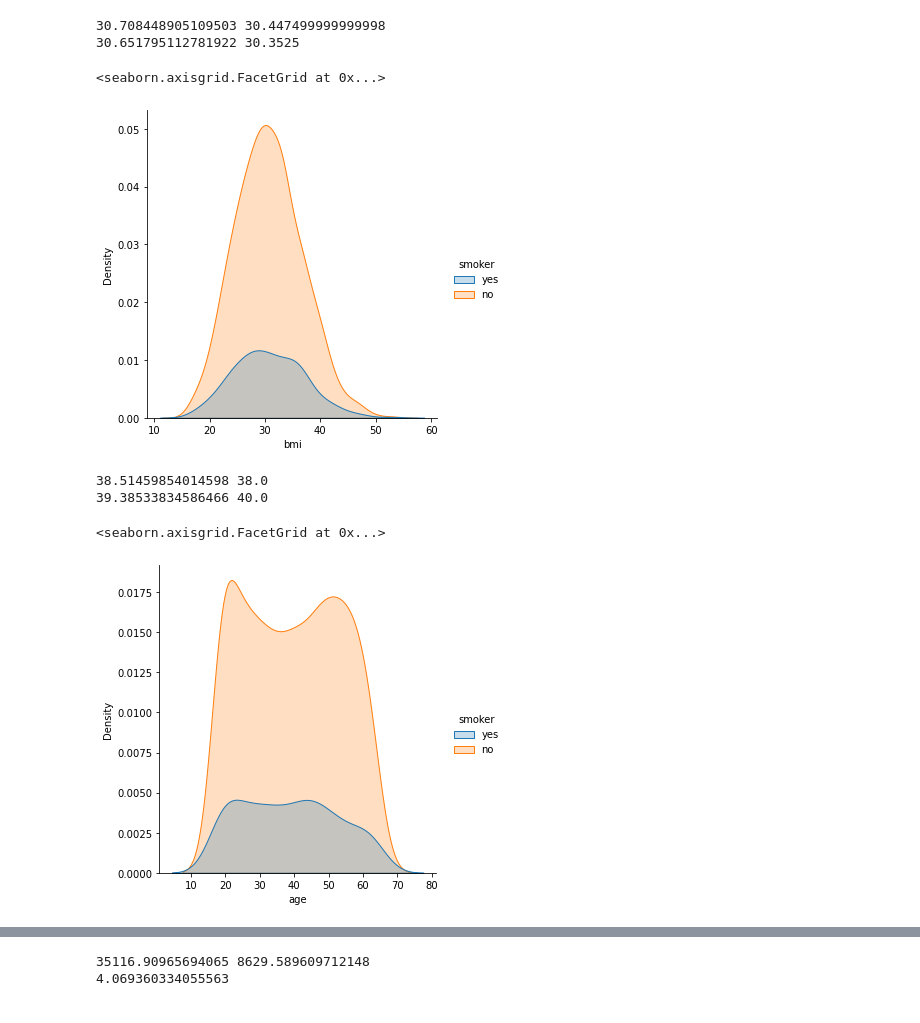
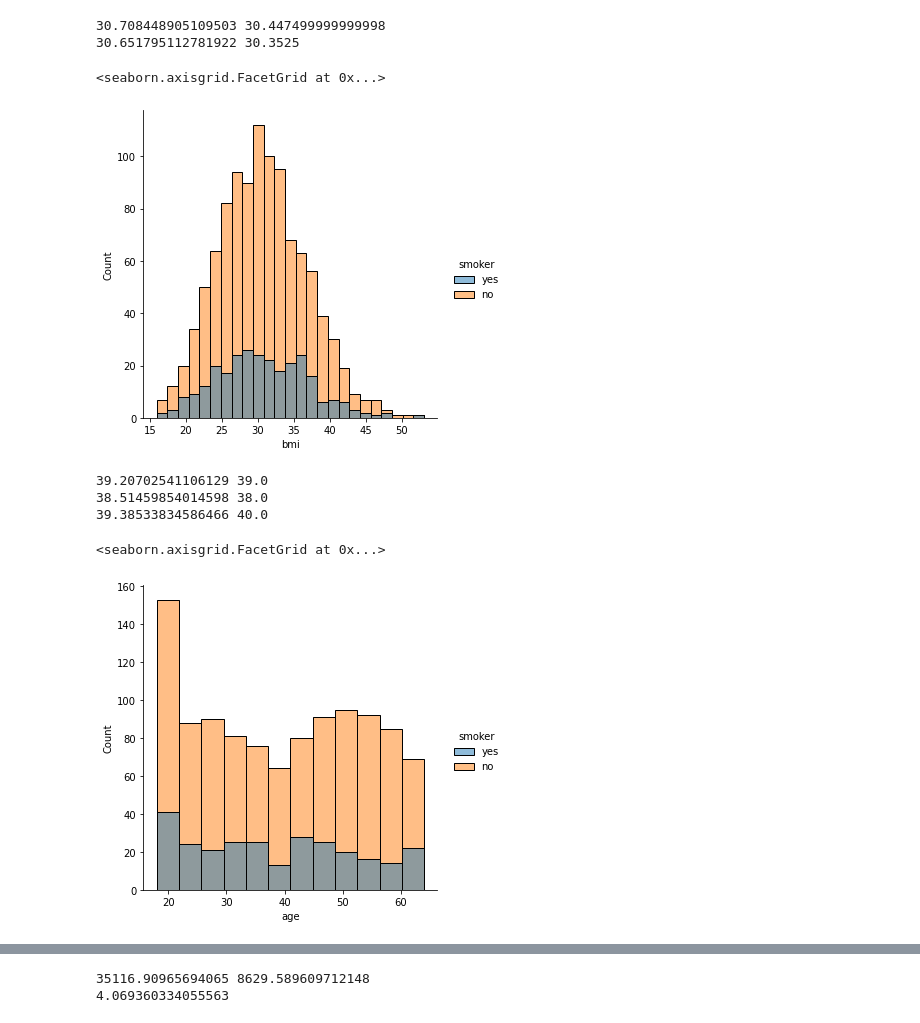
Before and after one commit to andre-vincentius/analisis-variabel-tagihan-kesehatan, a Jupyter notebook: project.ipynb, the cells around one changed output, grey strips where cells are left out. Cells and saved outputs as stored; diff of their text form; code cells hidden in the pictures.

```diff
--- a/project.ipynb
+++ b/project.ipynb
@@ -145,31 +148,36 @@ print(rerata_bmi_nonperokok, median_bmi_nonperokok)
 # %%
 # dari data diperoleh mean dan median tidak terlalu jauh ya,
 # bagaimana jika kita bandingkan secara visualisasi?
-sns.displot(data=df, x='bmi', hue='smoker', kind='kde', fill=True)
+sns.displot(data=df, x='bmi', hue='smoker')
 # %% [output]
 <seaborn.axisgrid.FacetGrid at 0x...>
-[figure, old version]
+[figure, new version]
 # %%
 # walaupun keduanya memiliki mean dan median yang tidak jauh, ternyata persebaran
-# data bmi untuk non perokok lebih terdistribusi normal (lebih simetrik) jika
-# dibandingkan dengan data bmi perokok.
+# data BMI untuk non perokok lebih terdistribusi normal (lebih simetrik) jika
+# dibandingkan dengan data bmi perokok yang menunjukkan tendensi bimod.
 
 # 3. Berapa rata rata umur pada data tersebut?
+rerata_umur_pengguna = df['age'].mean()
+median_umur_pengguna = df['age'].median()
+
 rerata_umur_perokok = df['age'][df['smoker'] == 'yes'].mean()
 median_umur_perokok = df['age'][df['smoker'] == 'yes'].median()
 
 rerata_umur_nonperokok = df['age'][df['smoker'] == 'no'].mean()
 median_umur_nonperokok = df['age'][df['smoker'] == 'no'].median()
 
+print(rerata_umur_pengguna, median_umur_pengguna)
 print(rerata_umur_perokok, median_umur_perokok)
 print(rerata_umur_nonperokok, median_umur_nonperokok)
 
-sns.displot(data=df, x='age', hue='smoker', kind='kde', fill=True)
+sns.displot(data=df, x='age', hue='smoker')
 # %% [output]
+39.20702541106129 39.0
 38.51459854014598 38.0
 39.38533834586466 40.0
 <seaborn.axisgrid.FacetGrid at 0x...>
-[figure, old version]
+[figure, new version]
 # %%
 # saatnya semakin masuk pertanyaan advanced
 # 4. Apakah variansi dari data charges perokok dan non perokok sama?
```
Also changed, not shown: parts of 26 cells of this notebook.
